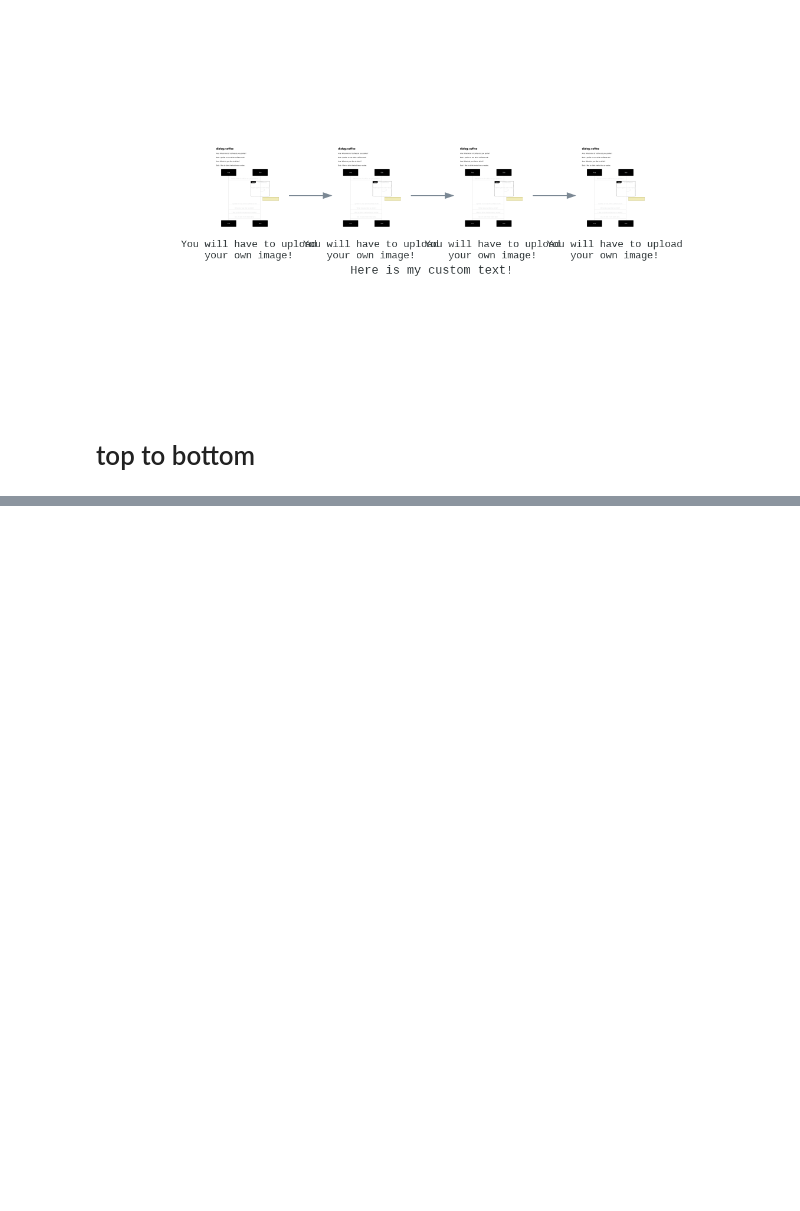
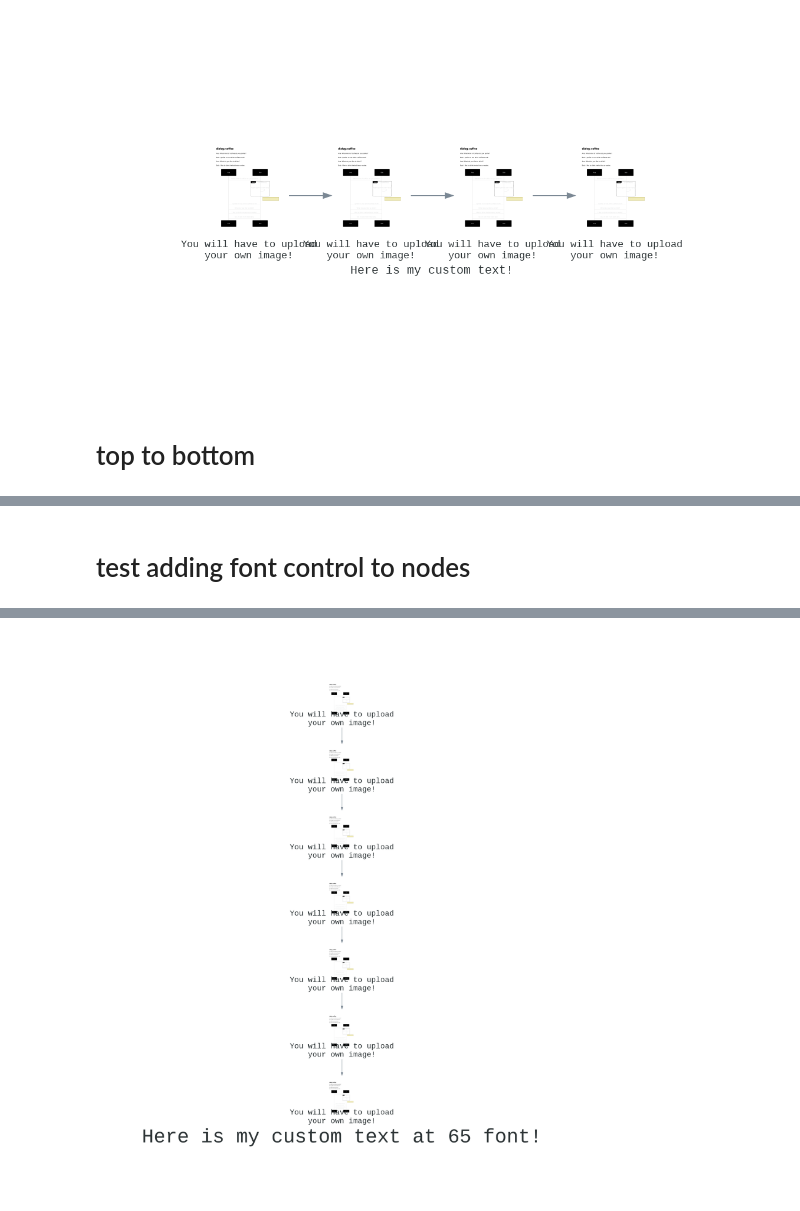
Before and after one commit to pleabargain/ipynb, a Jupyter notebook: testing_python_diagrams_library_in_colab.ipynb, the cells around one changed output, grey strips where cells are left out. Saved outputs shown, nothing was run; the diff lists cells and outputs as text; code cells hidden in the pictures; blank space fills up the shorter version.

```diff
--- a/testing_python_diagrams_library_in_colab.ipynb
+++ b/testing_python_diagrams_library_in_colab.ipynb
@@ -189,0 +214,55 @@ Warning: node 'e111837506b940c2bf8882c0b3863dc5', graph 'Here is my custom text!
+# %% [markdown]
+# test adding font control to nodes
+# %%
+from diagrams import Diagram, Cluster
+from diagrams.custom import Custom
+
+
+# if you include graph attr don't forget to add it ot the code!
+graph_attr = {
+    "fontsize": "65",
+    "bgcolor": "white", # changes color of entire background
+}
+
+node_attr ={
+    "fontsize": "25",
+    "bgcolor": "red",
+}
+
+with Diagram("Here is my custom text at 65 font!",
+             show=False,
+             filename="node_attr",
+             direction="TB",
+             graph_attr=graph_attr,
+             node_attr=node_attr,
+             outformat="png") as diag:
+  cc_heart = Custom("You will have to upload\nyour own image!", "/content/cof.png-1.png")
+  cc_heart1 = Custom("You will have to upload\nyour own image!", "/content/cof.png-1.png")
+  cc_heart2 = Custom("You will have to upload\nyour own image!", "/content/cof.png-1.png")
+  cc_heart3 = Custom("You will have to upload\nyour own image!", "/content/cof.png-1.png")
+  cc_heart4 = Custom("You will have to upload\nyour own image!", "/content/cof.png-1.png")
+  cc_heart5 = Custom("You will have to upload\nyour own image!", "/content/cof.png-1.png")
+  cc_heart6 = Custom("You will have to upload\nyour own image!", "/content/cof.png-1.png")
+
+#   cc_attribution = Custom("Credit must be given to the creator", "./my_resources/cc_attribution.png")
+
+#   cc_sa = Custom("Adaptations must be shared\n under the same terms", "./my_resources/cc_sa.png")
+#   cc_nd = Custom("No derivatives or adaptations\n of the work are permitted", "./my_resources/cc_nd.png")
+#   cc_zero = Custom("Public Domain Dedication", "./my_resources/cc_zero.png")
+
+#   with Cluster("Non Commercial"):
+#     non_commercial = [Custom("Y", "./my_resources/cc_nc-jp.png") - Custom("E", "./my_resources/cc_nc-eu.png") - Custom("S", "./my_resources/cc_nc.png")]
+
+  cc_heart >> cc_heart1
+  cc_heart1 >> cc_heart2
+  cc_heart2 >> cc_heart3
+  cc_heart3 >> cc_heart4
+  cc_heart4 >> cc_heart5
+  cc_heart5 >> cc_heart6
+#   cc_heart >> cc_attribution
+#   cc_heart >> non_commercial
+#   cc_heart >> cc_sa
+#   cc_heart >> cc_nd
+#   cc_heart >> cc_zero
+diag
+# %% [output]
@@ -189,0 +276 @@ Warning: node 'e111837506b940c2bf8882c0b3863dc5', graph 'Here is my custom text!
+[figure, added]
```
Also changed, not shown: parts of 7 cells of this notebook.
